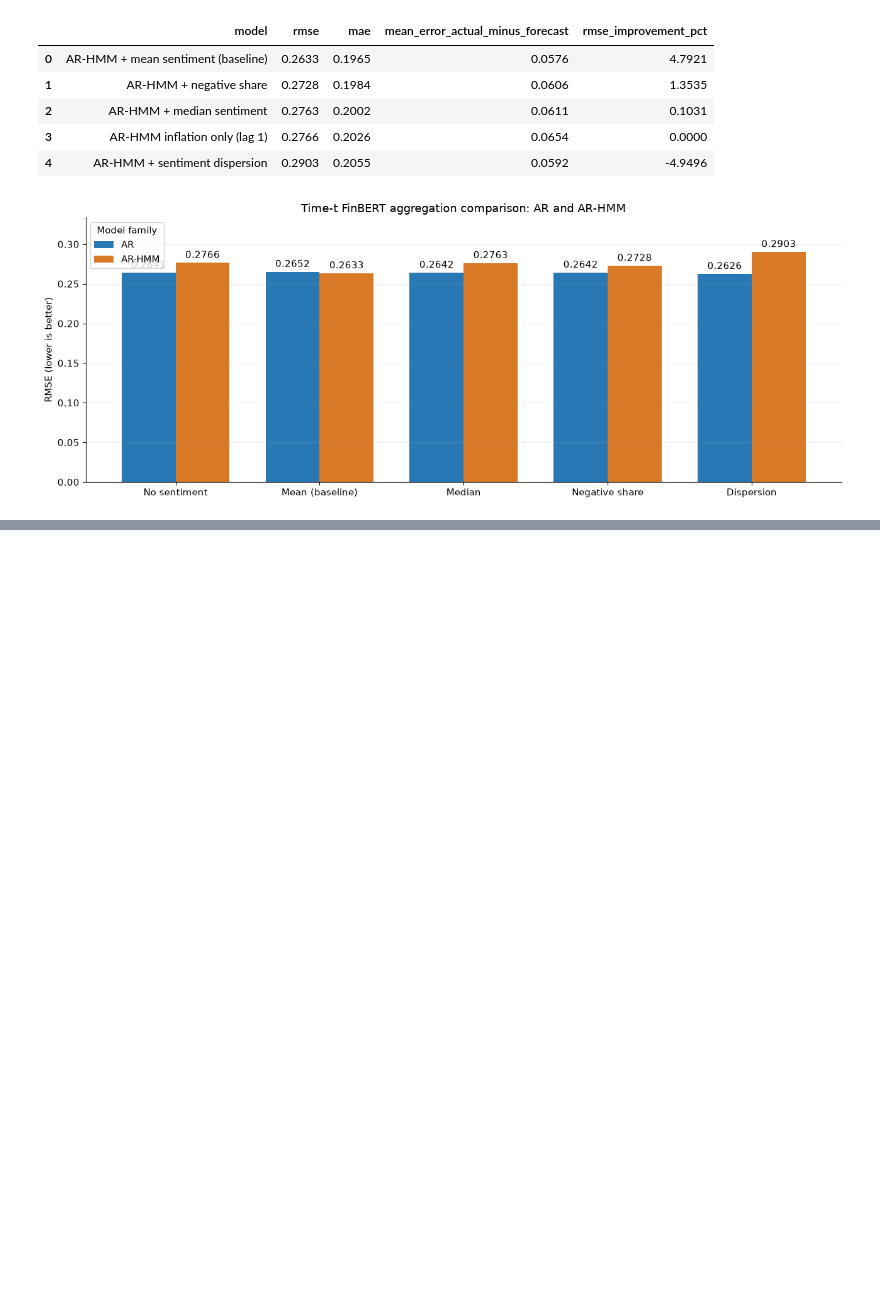
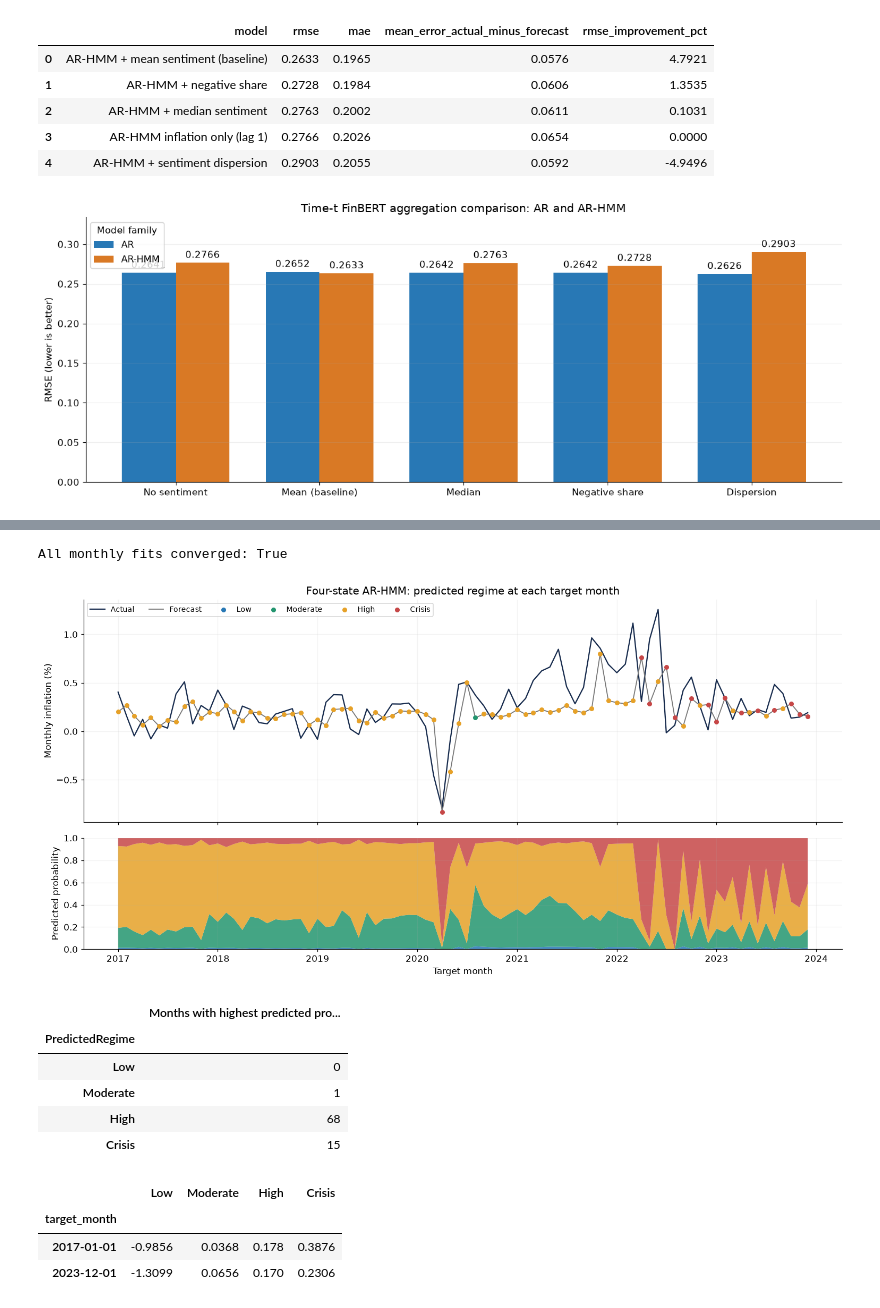
Before and after one commit to zahra-ynp/Thesis, a Jupyter notebook: modelling/notebooks/02_Forecasting_and_Regime_Results.ipynb, the cells around one changed output, grey strips where cells are left out. Drawn from its saved outputs; the diff is of its cells as text; code cells hidden in the pictures; blank space fills up the shorter version.

```diff
--- a/modelling/notebooks/02_Forecasting_and_Regime_Results.ipynb
+++ b/modelling/notebooks/02_Forecasting_and_Regime_Results.ipynb
@@ -426,0 +468,25 @@ plt.show()
+# %%
+regime_labels = ['Low', 'Moderate', 'High', 'Crisis']
+plot_predicted_regimes(four_state_regimes, regime_labels)
+plt.show()
+display(four_state_regimes['PredictedRegime'].value_counts().reindex(regime_labels, fill_value=0)
+        .rename('Months with highest predicted probability').to_frame())
+fit_diagnostics = pd.DataFrame(four_state_details['models']['AR-HMM (4 states)']['fits_by_origin'])
+display(pd.DataFrame(
+    fit_diagnostics['reference_state_levels'].tolist(), columns=regime_labels,
+    index=pd.to_datetime(fit_diagnostics['target_month']),
+).iloc[[0, -1]].round(4))
+print('All monthly fits converged:', fit_diagnostics['converged'].all())
+# %% [output]
+All monthly fits converged: True
+[figure, added]
+|  | Months with highest predicted pro... |
+| PredictedRegime |  |
+| Low | 0 |
+| Moderate | 1 |
+| High | 68 |
+| Crisis | 15 |
+|  | Low | Moderate | High | Crisis |
+| target_month |  |  |  |  |
+| 2017-01-01 | -0.9856 | 0.0368 | 0.178 | 0.3876 |
+| 2023-12-01 | -1.3099 | 0.0656 | 0.170 | 0.2306 |
```
Also changed, not shown: parts of 5 cells of this notebook, 9 other files.
